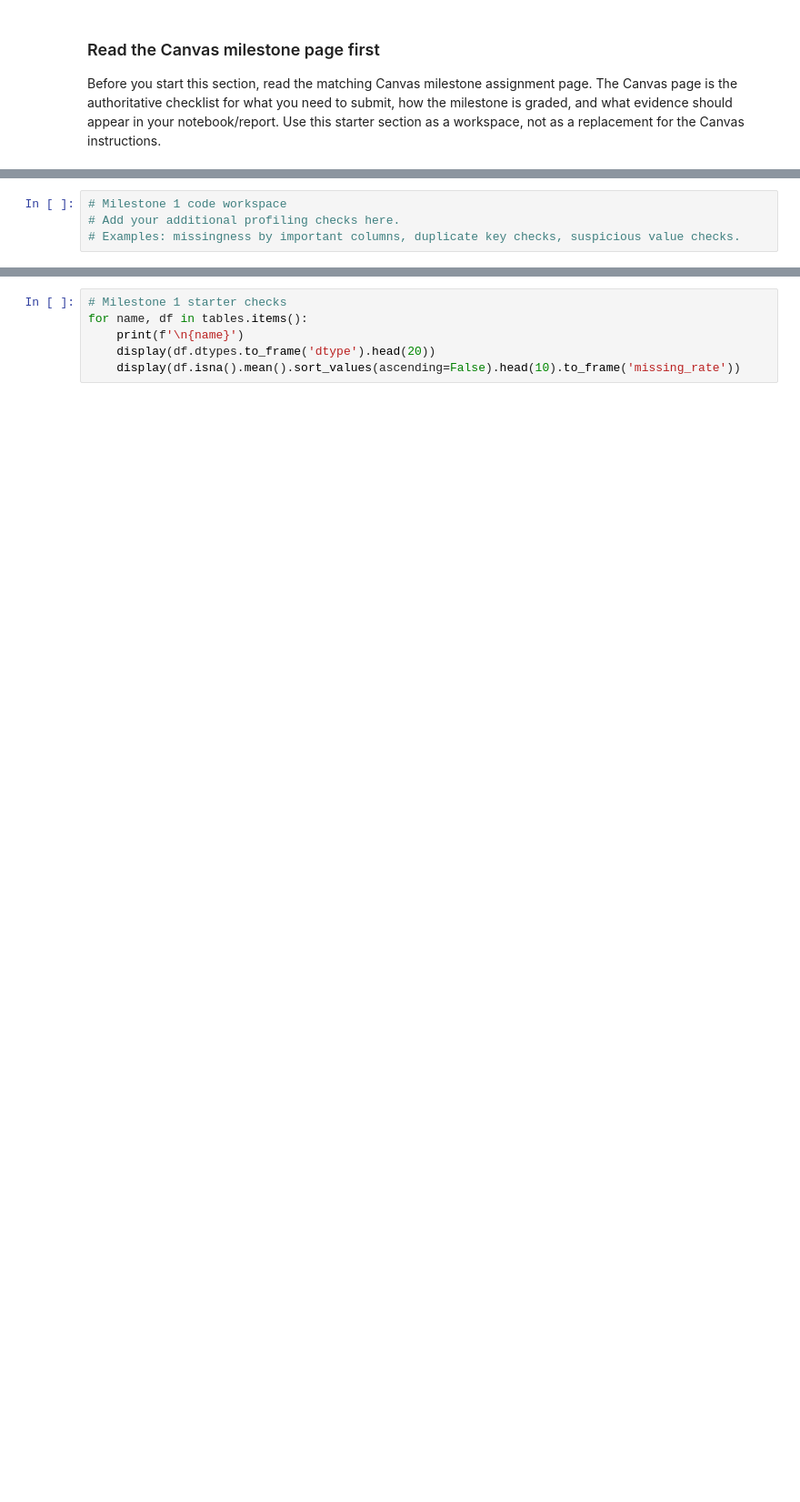
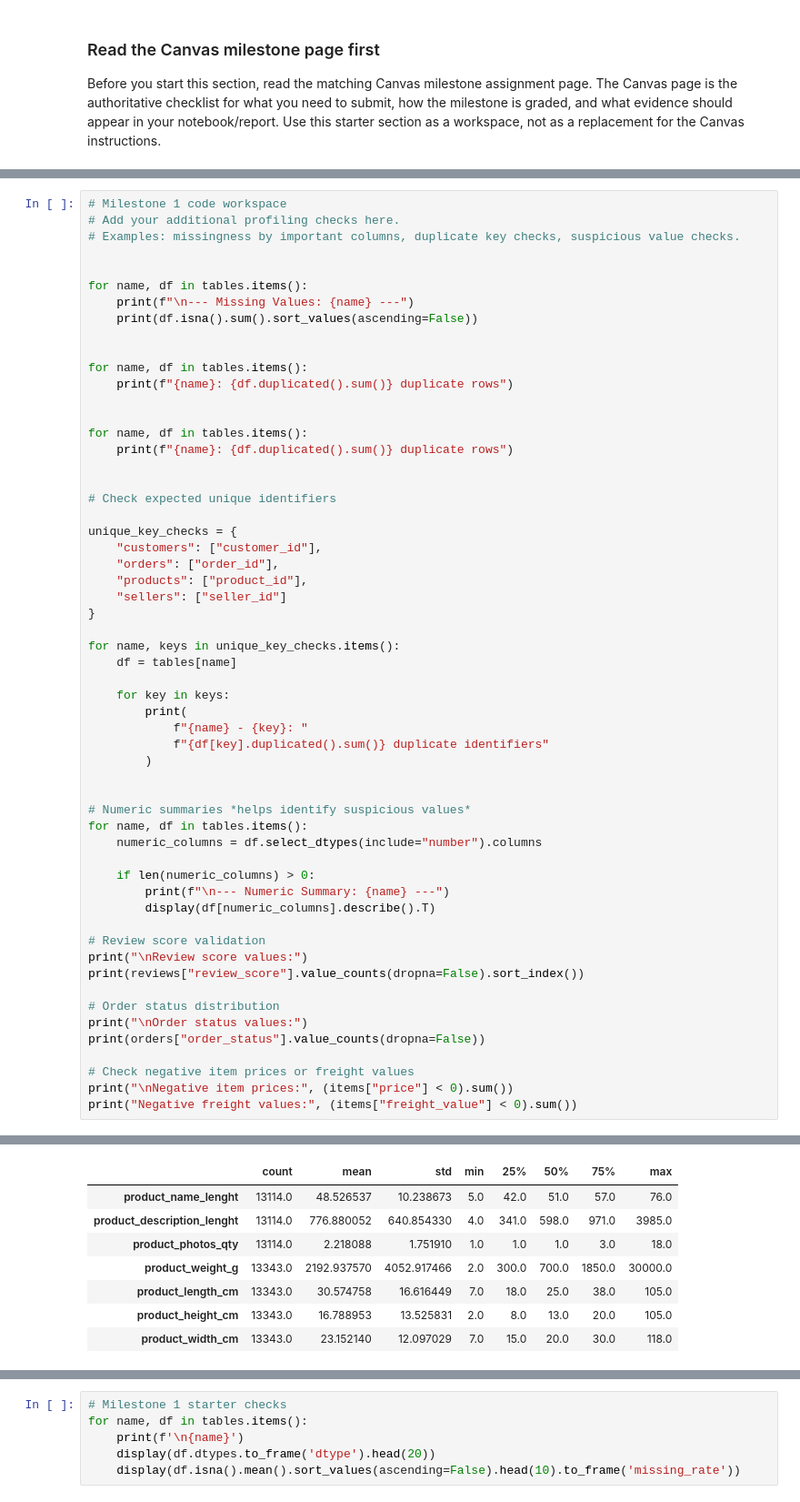
Before and after one commit to emri07/BAN6003_Opt2_O-list_Project_Emri_Rodriguez, a Jupyter notebook: notebooks/olist_project_starter.ipynb, the cells around one changed output, grey strips where cells are left out. Shown at 91% size. Saved outputs shown, nothing was run; the diff lists cells and outputs as text; blank space fills up the shorter version.

```diff
--- a/notebooks/olist_project_starter.ipynb
+++ b/notebooks/olist_project_starter.ipynb
@@ -208,3 +244,57 @@ Use this cell to draft the narrative required by the Canvas Milestone 1 page.
 # Milestone 1 code workspace
 # Add your additional profiling checks here.
 # Examples: missingness by important columns, duplicate key checks, suspicious value checks.
+
+
+for name, df in tables.items():
+    print(f"\n--- Missing Values: {name} ---")
+    print(df.isna().sum().sort_values(ascending=False))
+
+
+for name, df in tables.items():
+    print(f"{name}: {df.duplicated().sum()} duplicate rows")
+
+
+for name, df in tables.items():
+    print(f"{name}: {df.duplicated().sum()} duplicate rows")
+
+
+# Check expected unique identifiers
+
+unique_key_checks = {
+    "customers": ["customer_id"],
+    "orders": ["order_id"],
+    "products": ["product_id"],
+    "sellers": ["seller_id"]
+}
+
+for name, keys in unique_key_checks.items():
+    df = tables[name]
+
+    for key in keys:
+        print(
+            f"{name} - {key}: "
+            f"{df[key].duplicated().sum()} duplicate identifiers"
+        )
+
+
+# Numeric summaries *helps identify suspicious values*
+for name, df in tables.items():
+    numeric_columns = df.select_dtypes(include="number").columns
+
+    if len(numeric_columns) > 0:
+        print(f"\n--- Numeric Summary: {name} ---")
+        display(df[numeric_columns].describe().T)
+
+# Review score validation
+print("\nReview score values:")
+print(reviews["review_score"].value_counts(dropna=False).sort_index())
+
+# Order status distribution
+print("\nOrder status values:")
+print(orders["order_status"].value_counts(dropna=False))
+
+# Check negative item prices or freight values
+print("\nNegative item prices:", (items["price"] < 0).sum())
+print("Negative freight values:", (items["freight_value"] < 0).sum())
+# %% [output]
@@ -210,0 +334,8 @@ Use this cell to draft the narrative required by the Canvas Milestone 1 page.
+|  | count | mean | std | min | 25% | 50% | 75% | max |
+| product_name_lenght | 13114.0 | 48.526537 | 10.238673 | 5.0 | 42.0 | 51.0 | 57.0 | 76.0 |
+| product_description_lenght | 13114.0 | 776.880052 | 640.854330 | 4.0 | 341.0 | 598.0 | 971.0 | 3985.0 |
+| product_photos_qty | 13114.0 | 2.218088 | 1.751910 | 1.0 | 1.0 | 1.0 | 3.0 | 18.0 |
+| product_weight_g | 13343.0 | 2192.937570 | 4052.917466 | 2.0 | 300.0 | 700.0 | 1850.0 | 30000.0 |
+| product_length_cm | 13343.0 | 30.574758 | 16.616449 | 7.0 | 18.0 | 25.0 | 38.0 | 105.0 |
+| product_height_cm | 13343.0 | 16.788953 | 13.525831 | 2.0 | 8.0 | 13.0 | 20.0 | 105.0 |
+| product_width_cm | 13343.0 | 23.152140 | 12.097029 | 7.0 | 15.0 | 20.0 | 30.0 | 118.0 |
```
Also changed, not shown: parts of 3 cells of this notebook.
